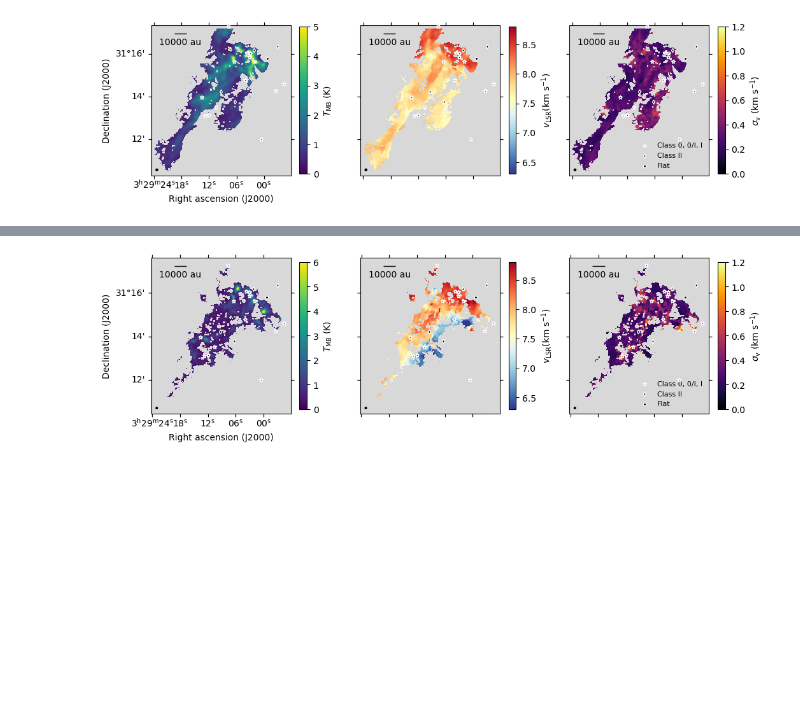
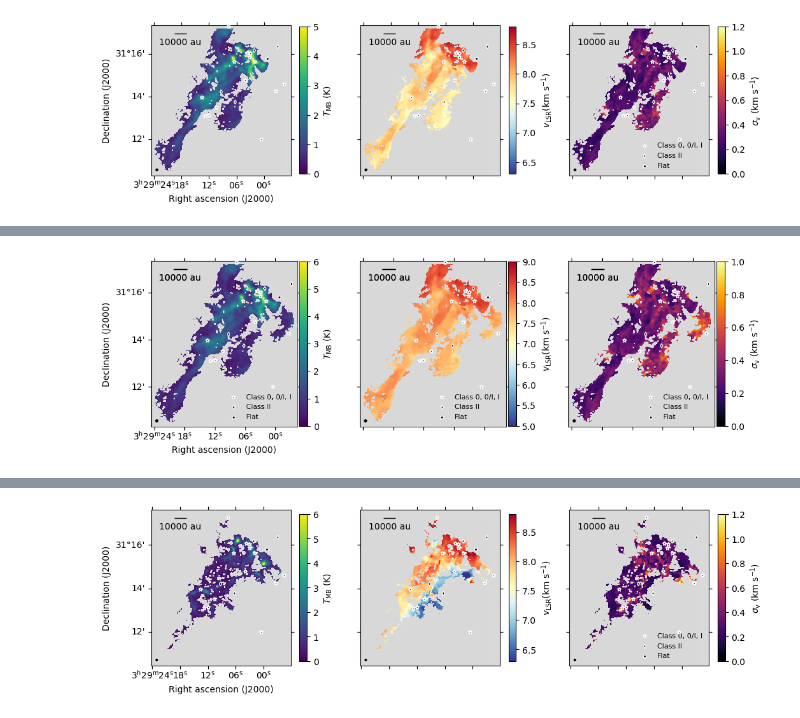
Before and after one commit to tere-valdivia/propstar_gasflow, a Jupyter notebook: figures_NGC1333SE.ipynb, the cells around one changed output, grey strips where cells are left out. Saved outputs shown, nothing was run; the diff lists cells and outputs as text; code cells hidden in the pictures; blank space fills up the shorter version.

```diff
--- a/figures_NGC1333SE.ipynb
+++ b/figures_NGC1333SE.ipynb
@@ -946,0 +957,51 @@ fig.savefig('figures/N2Hp_cluster1_DBSCAN.pdf', bbox_inches='tight', dpi=100)
+# %%
+# We now know which clusters we can plot together in velocity:
+# Clusters 0, and 3 for N2Hp
+
+clusters_red_list = [cluster0_N2Hp, cluster3_N2Hp]
+
+rangemin = [0, 5, 0]
+rangemax = [6, 9, 1]
+
+cmaplist = ['viridis', 'RdYlBu_r','inferno']
+labels = [r'$T_{\mathrm{MB}}$ (K)', r'$v_{\mathrm{LSR}}$(km s$^{-1}$)', r'$\sigma_{\mathrm{v}}$ (km s$^{-1}$)']
+
+fig, axes = plt.subplots(1, 3, figsize=(12,6), subplot_kw={'projection': wcsn2hp})
+for k, cluster in enumerate(clusters_red_list):
+    for i in range(3):
+        cmap = cm.get_cmap(cmaplist[i]).copy()
+        if not k: cmap.set_bad('0.85')
+        else: cmap.set_bad('0.85', alpha=0)
+        sc1 = axes[i].imshow(cluster[i], cmap = cmap, vmin=rangemin[i], vmax=rangemax[i])
+        lon = axes[i].coords[0]
+        lat = axes[i].coords[1]
+        if i:
+            lon.set_ticklabel_visible(False)
+            lat.set_ticklabel_visible(False)
+            lon.set_axislabel('')
+            lat.set_axislabel('')
+        else:
+            lon.set_axislabel('Right ascension (J2000)')
+            lat.set_axislabel('Declination (J2000)')
+        if not k:
+            fig.colorbar(sc1, ax=axes[i], label=labels[i], shrink=0.56, pad=0.01)
+
+            for j in catalog_protostars.index.values:
+                if catalog_protostars.loc[j, 'Class'] == 'I' or catalog_protostars.loc[j, 'Class'] == '0' or catalog_protostars.loc[j, 'Class'] == '0/I':
+                    class0dot = axes[i].scatter(catalog_protostars.loc[j, 'RAJ2000'], catalog_protostars.loc[j, 'DEJ2000'],
+                               transform=axes[i].get_transform('world'), marker='*', facecolor='k', edgecolor='w', s=20, zorder=100)
+                elif catalog_protostars.loc[j, 'Class'] == 'II' or catalog_protostars.loc[j, 'Class'] == 'III':
+                    classIIdot = axes[i].scatter(catalog_protostars.loc[j, 'RAJ2000'], catalog_protostars.loc[j, 'DEJ2000'],
+                               transform=axes[i].get_transform('world'), marker='d', facecolor='k', edgecolor='w', s=10, zorder=100)
+                elif catalog_protostars.loc[j, 'Class'] == 'Flat':
+                    classflatdot = axes[i].scatter(catalog_protostars.loc[j, 'RAJ2000'], catalog_protostars.loc[j, 'DEJ2000'],
+                               transform=axes[i].get_transform('world'), marker='o', facecolor='k', edgecolor='w', s=10, zorder=100)
+                else: continue
+            axes[i].legend([class0dot, classIIdot, classflatdot], ['Class 0, 0/I, I', 'Class II', 'Flat'], frameon=False, loc=4,fontsize=8)
+
+        add_beam(axes[i], major=bmajn2hp, minor=bminn2hp, angle=bpan2hp, color='k', pad=0.1)
+
+        add_scalebar(axes[i], scalebarsize_arcsec, corner='top left', label='{} au'.format(scalebarsize))
+fig.savefig('figures/N2Hp_cluster0_3_props.pdf', bbox_inches='tight', dpi=300)
+# %% [output]
+[figure, added]
```
Also changed, not shown: parts of 7 cells of this notebook, 12 other files.
